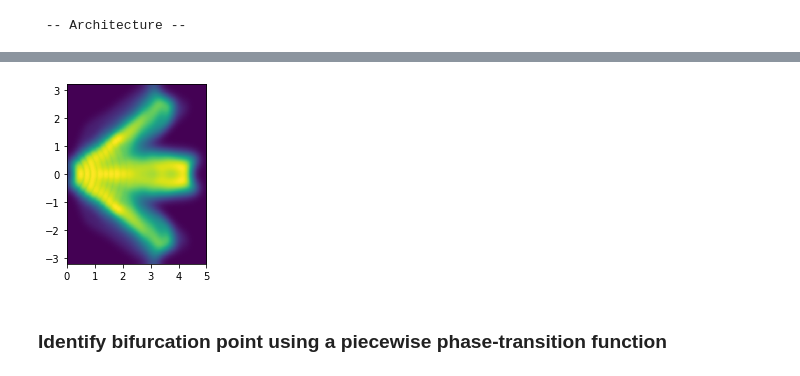
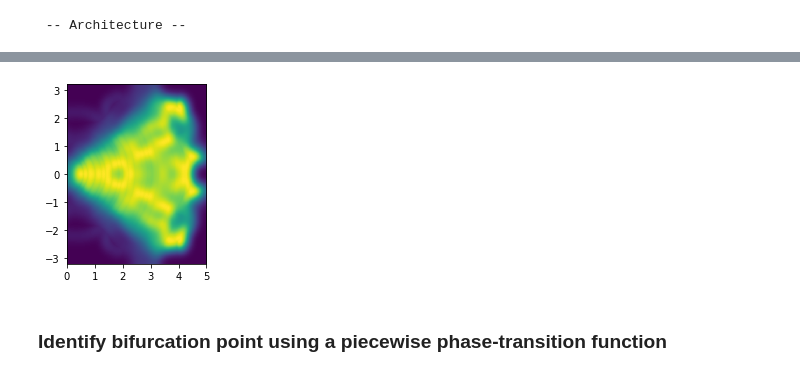
Before and after one commit to RnoB/fly-matrix, a Jupyter notebook: tracks_visualisation.ipynb, the cells around one changed output, grey strips where cells are left out. Drawn from its saved outputs; the diff is of its cells as text; code cells hidden in the pictures.

Commit message:
all tracks with model fit

```diff
--- a/tracks_visualisation.ipynb
+++ b/tracks_visualisation.ipynb
@@ -29,8 +29,8 @@ projectDB = "/mnt/ssd1/Documents/Vivek/flyVR/fly-matrix/dbGen/flyProjects.db"
 expDB = "/mnt/ssd1/Documents/Vivek/flyVR/fly-matrix/dbGen/flyExperiments.db"
 
 
-nPosts = 2
-long_ev = False
+nPosts = 3
+long_ev = True
 window_size = 20 if nPosts == 2 else 30
 spatial_discretisation_step = 0.01
 # %%
@@ -578,35 +583,35 @@ if nPosts == 2:
         plt.imshow(img, extent=[0, post0_x, post0_y, post1_y])
     plt.xticks([0, 1, 2, 3, 4])
 else:
     fig, ax = plt.subplots(1, 1, figsize=(2.5, post2_x / 1))
     if long_ev == False:
         plt.imshow(
             img,
             extent=[0, post1_x, post0_y, post2_y],
 #             vmax=len(np.unique(df_long["event"])) / len(np.unique(df_short["event"])),
         )
     else:
         plt.imshow(img, extent=[0, post1_x, post0_y, post2_y])
     plt.xticks([0, 1, 2, 3, 4, 5])
 
 if long_ev == False:
     plt.savefig(
         "/mnt/ssd1/Documents/Vivek/flyVR/fly-matrix/figures/"
         + str(nPosts)
         + "_post_direct_tracks.pdf",
         dpi=600,
         bbox_inches="tight",
     )
 else:
     plt.savefig(
         "/mnt/ssd1/Documents/Vivek/flyVR/fly-matrix/figures/"
         + str(nPosts)
-        + "_post_bifurcation_tracks.pdf",
+        + "_post_all_tracks.pdf",
         dpi=600,
         bbox_inches="tight",
     )
 # %% [output]
-[figure, old version]
+[figure, new version]
 # %% [markdown]
 ### Identify bifurcation point using a piecewise phase-transition function
 # %% [markdown]
```
Also changed, not shown: parts of 13 cells of this notebook, 9 other files.
